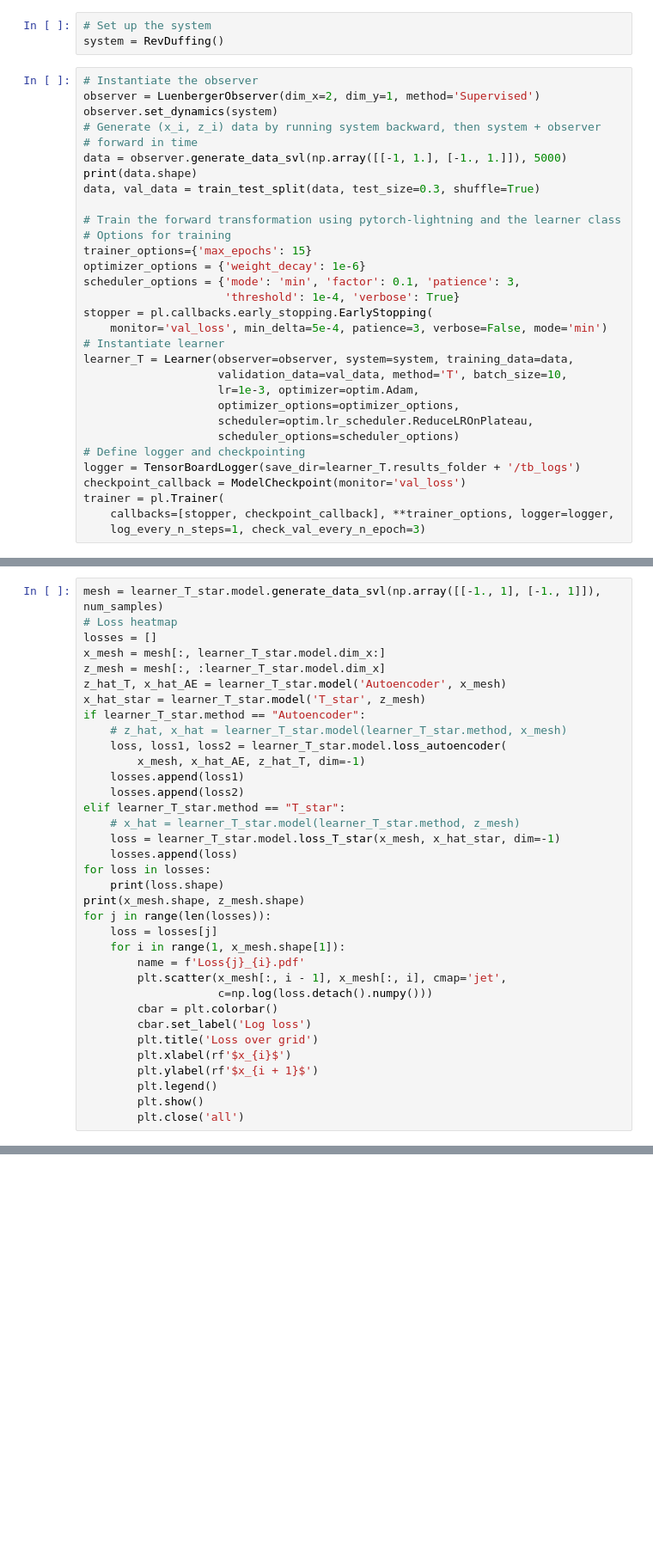
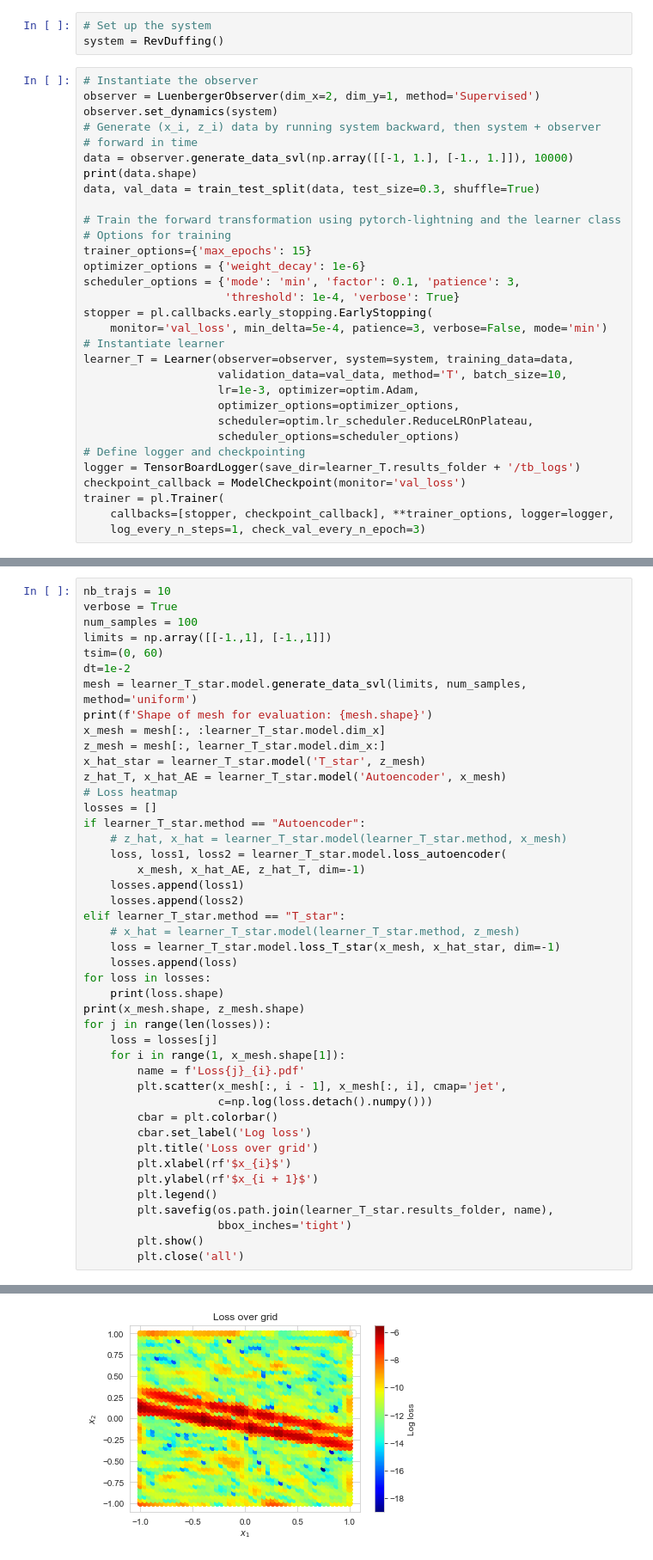
Before and after one commit to Centre-automatique-et-systemes/learn_observe_KKL, a Jupyter notebook: jupyter_notebooks/2_tut_supervised_duffing.ipynb, the cells around one changed output, grey strips where cells are left out. Shown at 86% size. Drawn from its saved outputs; the diff is of its cells as text; blank space fills up the shorter version.

```diff
--- a/jupyter_notebooks/2_tut_supervised_duffing.ipynb
+++ b/jupyter_notebooks/2_tut_supervised_duffing.ipynb
@@ -27,7 +27,7 @@ observer = LuenbergerObserver(dim_x=2, dim_y=1, method='Supervised')
 observer.set_dynamics(system)
 # Generate (x_i, z_i) data by running system backward, then system + observer
 # forward in time
-data = observer.generate_data_svl(np.array([[-1, 1.], [-1., 1.]]), 5000)
+data = observer.generate_data_svl(np.array([[-1, 1.], [-1., 1.]]), 10000)
 print(data.shape)
 data, val_data = train_test_split(data, test_size=0.3, shuffle=True)
 
@@ -242,11 +286,18 @@ for i in range(1, x.shape[1]):
 # %%
-mesh = learner_T_star.model.generate_data_svl(np.array([[-1., 1], [-1., 1]]), num_samples)
+nb_trajs = 10
+verbose = True
+num_samples = 100
+limits = np.array([[-1.,1], [-1.,1]])
+tsim=(0, 60)
+dt=1e-2
+mesh = learner_T_star.model.generate_data_svl(limits, num_samples, method='uniform')
+print(f'Shape of mesh for evaluation: {mesh.shape}')
+x_mesh = mesh[:, :learner_T_star.model.dim_x]
+z_mesh = mesh[:, learner_T_star.model.dim_x:]
+x_hat_star = learner_T_star.model('T_star', z_mesh)
+z_hat_T, x_hat_AE = learner_T_star.model('Autoencoder', x_mesh)
 # Loss heatmap
 losses = []
-x_mesh = mesh[:, learner_T_star.model.dim_x:]
-z_mesh = mesh[:, :learner_T_star.model.dim_x]
-z_hat_T, x_hat_AE = learner_T_star.model('Autoencoder', x_mesh)
-x_hat_star = learner_T_star.model('T_star', z_mesh)
 if learner_T_star.method == "Autoencoder":
     # z_hat, x_hat = learner_T_star.model(learner_T_star.method, x_mesh)
     loss, loss1, loss2 = learner_T_star.model.loss_autoencoder(
@@ -272,5 +323,8 @@ for j in range(len(losses)):
         plt.xlabel(rf'$x_{i}$')
         plt.ylabel(rf'$x_{i + 1}$')
         plt.legend()
+        plt.savefig(os.path.join(learner_T_star.results_folder, name),
+                    bbox_inches='tight')
         plt.show()
         plt.close('all')
+# %% [output]
@@ -276,0 +335 @@ for j in range(len(losses)):
+[figure, added]
```
Also changed, not shown: parts of 10 cells of this notebook, 7 other files.
